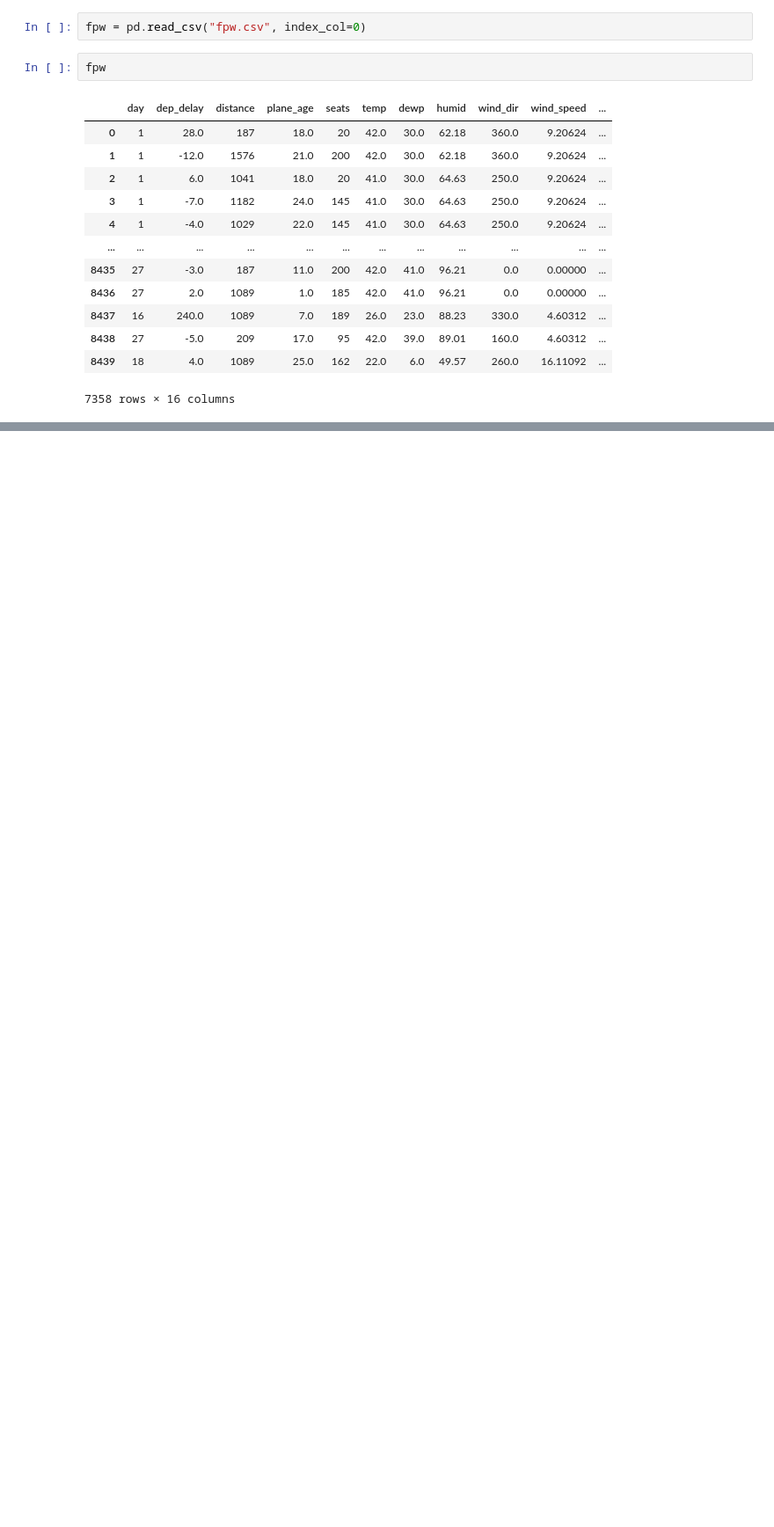
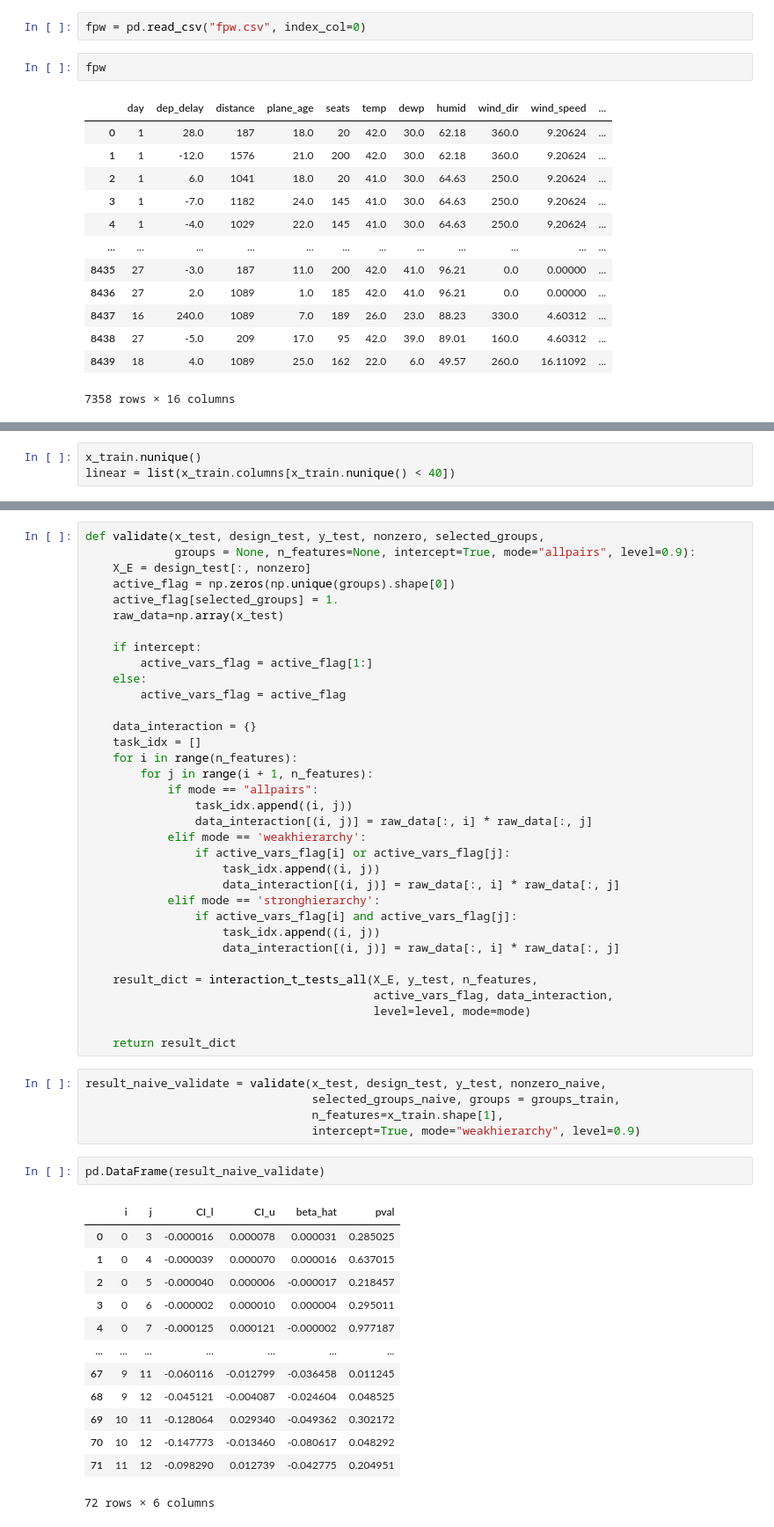
Before and after one commit to yiling-h/SI-Interaction, a Jupyter notebook: selectinf/flights/flights_example.ipynb, the cells around one changed output, grey strips where cells are left out. Shown: that part at 88% size. Drawn from its saved outputs; the diff is of its cells as text; blank space fills up the shorter version.

```diff
--- a/selectinf/flights/flights_example.ipynb
+++ b/selectinf/flights/flights_example.ipynb
@@ -48,0 +55,3 @@ x_train, x_test, y_train, y_test = train_test_split(X, Y, test_size=0.2, random_
+# %%
+x_train.nunique()
+linear = list(x_train.columns[x_train.nunique() < 40])
@@ -48,0 +180,55 @@ x_train, x_test, y_train, y_test = train_test_split(X, Y, test_size=0.2, random_
+# %%
+def validate(x_test, design_test, y_test, nonzero, selected_groups,
+             groups = None, n_features=None, intercept=True, mode="allpairs", level=0.9):
+    X_E = design_test[:, nonzero]
+    active_flag = np.zeros(np.unique(groups).shape[0])
+    active_flag[selected_groups] = 1.
+    raw_data=np.array(x_test)
+
+    if intercept:
+        active_vars_flag = active_flag[1:]
+    else:
+        active_vars_flag = active_flag
+
+    data_interaction = {}
+    task_idx = []
+    for i in range(n_features):
+        for j in range(i + 1, n_features):
+            if mode == "allpairs":
+                task_idx.append((i, j))
+                data_interaction[(i, j)] = raw_data[:, i] * raw_data[:, j]
+            elif mode == 'weakhierarchy':
+                if active_vars_flag[i] or active_vars_flag[j]:
+                    task_idx.append((i, j))
+                    data_interaction[(i, j)] = raw_data[:, i] * raw_data[:, j]
+            elif mode == 'stronghierarchy':
+                if active_vars_flag[i] and active_vars_flag[j]:
+                    task_idx.append((i, j))
+                    data_interaction[(i, j)] = raw_data[:, i] * raw_data[:, j]
+
+    result_dict = interaction_t_tests_all(X_E, y_test, n_features,
+                                          active_vars_flag, data_interaction,
+                                          level=level, mode=mode)
+
+    return result_dict
+# %%
+result_naive_validate = validate(x_test, design_test, y_test, nonzero_naive,
+                                 selected_groups_naive, groups = groups_train,
+                                 n_features=x_train.shape[1],
+                                 intercept=True, mode="weakhierarchy", level=0.9)
+# %%
+pd.DataFrame(result_naive_validate)
+# %% [output]
+|  | i | j | CI_l | CI_u | beta_hat | pval |
+| 0 | 0 | 3 | -0.000016 | 0.000078 | 0.000031 | 0.285025 |
+| 1 | 0 | 4 | -0.000039 | 0.000070 | 0.000016 | 0.637015 |
+| 2 | 0 | 5 | -0.000040 | 0.000006 | -0.000017 | 0.218457 |
+| 3 | 0 | 6 | -0.000002 | 0.000010 | 0.000004 | 0.295011 |
+| 4 | 0 | 7 | -0.000125 | 0.000121 | -0.000002 | 0.977187 |
+| ... | ... | ... | ... | ... | ... | ... |
+| 67 | 9 | 11 | -0.060116 | -0.012799 | -0.036458 | 0.011245 |
+| 68 | 9 | 12 | -0.045121 | -0.004087 | -0.024604 | 0.048525 |
+| 69 | 10 | 11 | -0.128064 | 0.029340 | -0.049362 | 0.302172 |
+| 70 | 10 | 12 | -0.147773 | -0.013460 | -0.080617 | 0.048292 |
+| 71 | 11 | 12 | -0.098290 | 0.012739 | -0.042775 | 0.204951 |
+72 rows × 6 columns
```
Also changed, not shown: parts of 35 cells of this notebook, 26 other files.
